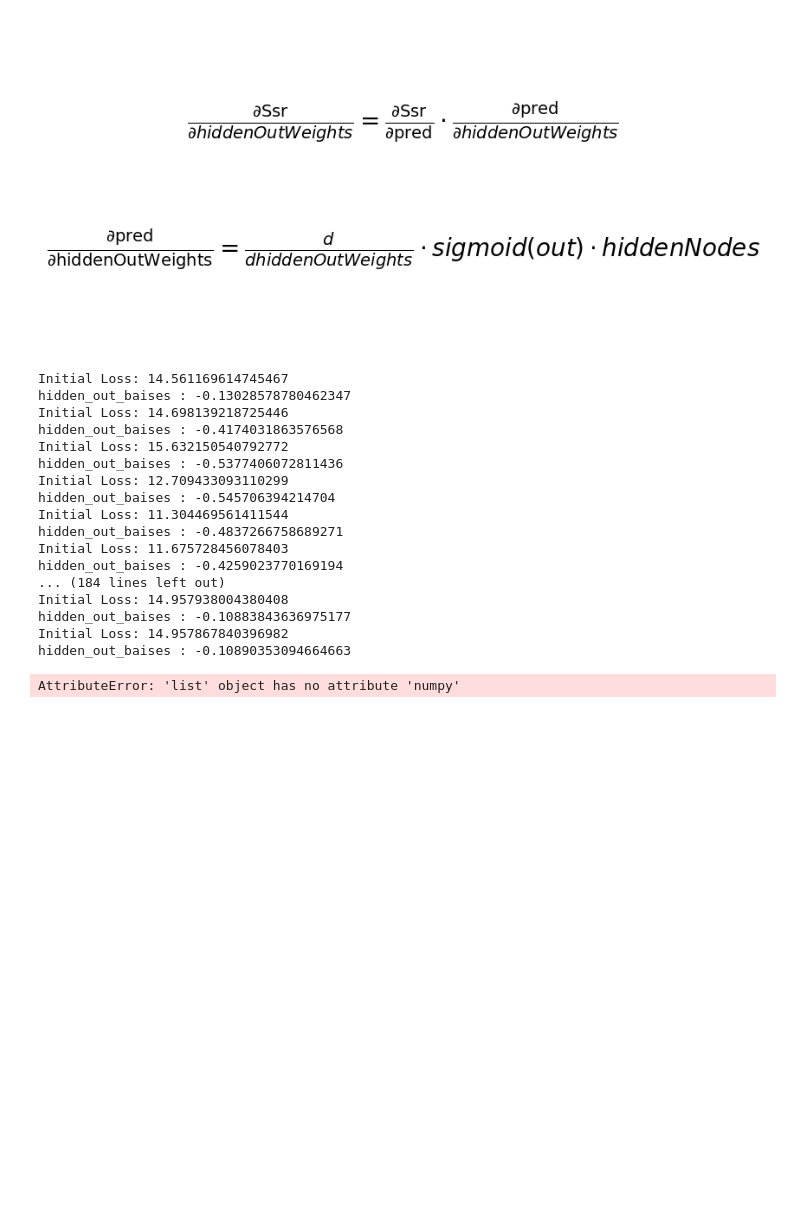
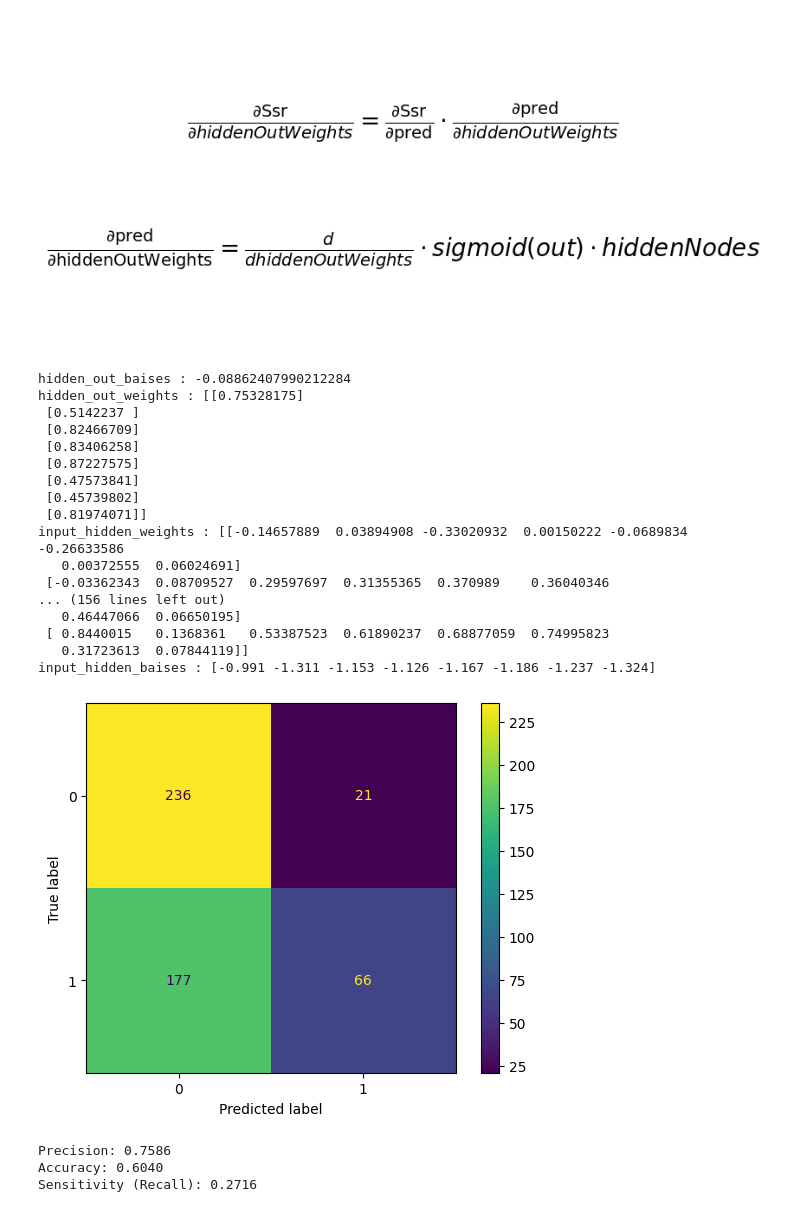
Before and after one commit to tohidnoori/Ann-from-scratch, a Jupyter notebook: ann-bank-data-analysis.ipynb, the cells around one changed output. Drawn from its saved outputs; the diff is of its cells as text; code cells hidden in the pictures; blank space fills up the shorter version.

```diff
--- a/ann-bank-data-analysis.ipynb
+++ b/ann-bank-data-analysis.ipynb
@@ -37,7 +37,7 @@ pre-proccessing
 # %%
 print(f"Number of columns: {X_train_scaled.shape[1]}")
 input_nodes_num = X_train_scaled.shape[1]
-hidden_nodes_num = 10
+hidden_nodes_num = 8
 output_nodes_num = 1
 np.random.seed(42)
 
@@ -55,7 +55,7 @@ Number of columns: 81
 [figure]
 [figure]
 # %%
-learning_rate = 0.01
+learning_rate = 0.001
 #hidden-input layer wieghts and biases
 input_hidden_weights = np.random.rand(input_nodes_num,hidden_nodes_num)
 input_hidden_baises = np.zeros(hidden_nodes_num)
@@ -94,7 +94,7 @@ for epoch in range(100):
 
     ssr = np.sum((observed_values-predicated_values)**2)
     loss = binary_cross_entropy(y_train.to_numpy(), outputs_values)
-    print("Initial Loss:", loss)
+    #print("Initial Loss:", loss)
 
      # Compute gradients for output layer
     dSSR_dpred = predicated_values - observed_values  # Gradient of loss with respect to predictions
@@ -115,32 +115,29 @@ for epoch in range(100):
 
     hidden_out_weights -= learning_rate * d_output_weights
     hidden_out_baises -= learning_rate * d_output_biases
-    print(f"hidden_out_baises : {hidden_out_baises}" )
-    # print(f"hidden_out_weights : {hidden_out_weights}" )
-    # print(f"input_hidden_weights : {input_hidden_weights}" )
-    #print(f"input_hidden_baises : {input_hidden_baises}" )
-    #print(f"ssr : {ssr}")
-    #print(d_output_weights)
-    #print(hidden_out_baises)
-    #print(hidden_out_weights)
+
+print(f"hidden_out_baises : {hidden_out_baises}" )
+print(f"hidden_out_weights : {hidden_out_weights}" )
+print(f"input_hidden_weights : {input_hidden_weights}" )
+print(f"input_hidden_baises : {input_hidden_baises}" )
 # %% [output]
-Initial Loss: 14.561169614745467
-hidden_out_baises : -0.13028578780462347
-Initial Loss: 14.698139218725446
-hidden_out_baises : -0.4174031863576568
-Initial Loss: 15.632150540792772
-hidden_out_baises : -0.5377406072811436
-Initial Loss: 12.709433093110299
-hidden_out_baises : -0.545706394214704
-Initial Loss: 11.304469561411544
-hidden_out_baises : -0.4837266758689271
-Initial Loss: 11.675728456078403
-hidden_out_baises : -0.4259023770169194
-... (184 lines left out)
-Initial Loss: 14.957938004380408
-hidden_out_baises : -0.10883843636975177
-Initial Loss: 14.957867840396982
-hidden_out_baises : -0.10890353094664663
+hidden_out_baises : -0.08862407990212284
+hidden_out_weights : [[0.75328175]
+ [0.5142237 ]
+ [0.82466709]
+ [0.83406258]
+ [0.87227575]
+ [0.47573841]
+ [0.45739802]
+ [0.81974071]]
+input_hidden_weights : [[-0.14657889  0.03894908 -0.33020932  0.00150222 -0.0689834  -0.26633586
+   0.00372555  0.06024691]
+ [-0.03362343  0.08709527  0.29597697  0.31355365  0.370989    0.36040346
+... (156 lines left out)
+   0.46447066  0.06650195]
+ [ 0.8440015   0.1368361   0.53387523  0.61890237  0.68877059  0.74995823
+   0.31723613  0.07844119]]
+input_hidden_baises : [-0.991 -1.311 -1.153 -1.126 -1.167 -1.186 -1.237 -1.324]
 # %%
 def forward(input_nodes1,input_hidden_weights1,hidden_out_weights1,input_hidden_baises1,hidden_out_baises1):
     #initialize hidden nodes
@@ -181,22 +178,25 @@ def binary_cross_entropy(y_true, y_pred):
 # %%
 predictions = []
 for i in range(0,len(X_test_scaled)):
     input_nodes = X_test_scaled[i]
     pred,_,_ = forward(input_nodes,input_hidden_weights,hidden_out_weights,input_hidden_baises,hidden_out_baises)
     predictions.append(pred)
-binary_predictions = (predictions.numpy() >= 0.5).astype(int)
+binary_predictions = (np.array(predictions)>= 0.5).astype(int)
 
 cm = confusion_matrix(y_test, binary_predictions)
 disp = ConfusionMatrixDisplay(confusion_matrix=cm)
 disp.plot()
 plt.show()
     # Calculate precision, accuracy, and sensitivity
-precision = precision_score(y_test, predictions)
-accuracy = accuracy_score(y_test, predictions)
-sensitivity = recall_score(y_test, predictions)
+precision = precision_score(y_test, binary_predictions)
+accuracy = accuracy_score(y_test, binary_predictions)
+sensitivity = recall_score(y_test, binary_predictions)
 
 print(f'Precision: {precision:.4f}')
 print(f'Accuracy: {accuracy:.4f}')
 print(f'Sensitivity (Recall): {sensitivity:.4f}')
 # %% [output]
+[figure, added]
-AttributeError: 'list' object has no attribute 'numpy'
+Precision: 0.7586
+Accuracy: 0.6040
+Sensitivity (Recall): 0.2716
```
Also changed, not shown: parts of 3 cells of this notebook.
